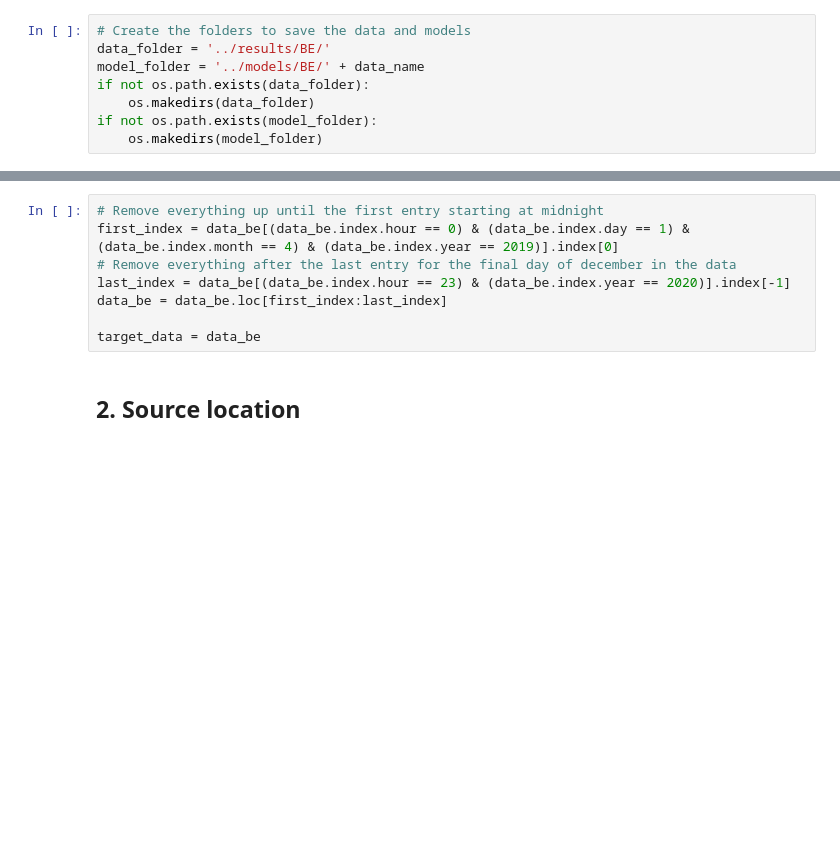
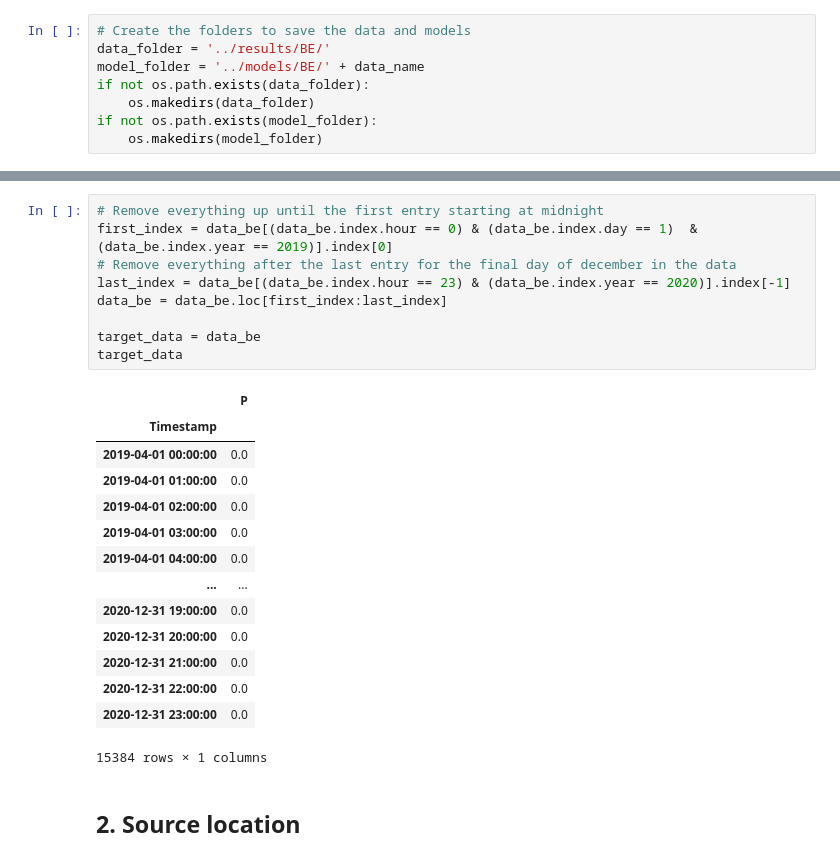
Before and after one commit to Joris-Dprtr/SolNet, a Jupyter notebook: notebooks/base_notebook_BE.ipynb, the cells around one changed output, grey strips where cells are left out. Drawn from its saved outputs; the diff is of its cells as text; blank space fills up the shorter version.

```diff
--- a/notebooks/base_notebook_BE.ipynb
+++ b/notebooks/base_notebook_BE.ipynb
@@ -73,11 +90,27 @@ data_be = pd.read_csv('../data/belgium/' + data_name + '.csv', index_col="Timest
 # %%
 # Remove everything up until the first entry starting at midnight
-first_index = data_be[(data_be.index.hour == 0) & (data_be.index.day == 1) & (data_be.index.month == 4) & (data_be.index.year == 2019)].index[0]
+first_index = data_be[(data_be.index.hour == 0) & (data_be.index.day == 1)  & (data_be.index.year == 2019)].index[0]
 # Remove everything after the last entry for the final day of december in the data
 last_index = data_be[(data_be.index.hour == 23) & (data_be.index.year == 2020)].index[-1]
 data_be = data_be.loc[first_index:last_index]
 
 target_data = data_be
+target_data
+# %% [output]
+|  | P |
+| Timestamp |  |
+| 2019-04-01 00:00:00 | 0.0 |
+| 2019-04-01 01:00:00 | 0.0 |
+| 2019-04-01 02:00:00 | 0.0 |
+| 2019-04-01 03:00:00 | 0.0 |
+| 2019-04-01 04:00:00 | 0.0 |
+| ... | ... |
+| 2020-12-31 19:00:00 | 0.0 |
+| 2020-12-31 20:00:00 | 0.0 |
+| 2020-12-31 21:00:00 | 0.0 |
+| 2020-12-31 22:00:00 | 0.0 |
+| 2020-12-31 23:00:00 | 0.0 |
+15384 rows × 1 columns
 # %% [markdown]
 ## 2. Source location
 # %%
```
Also changed, not shown: parts of 4 cells of this notebook, 6 other files.
